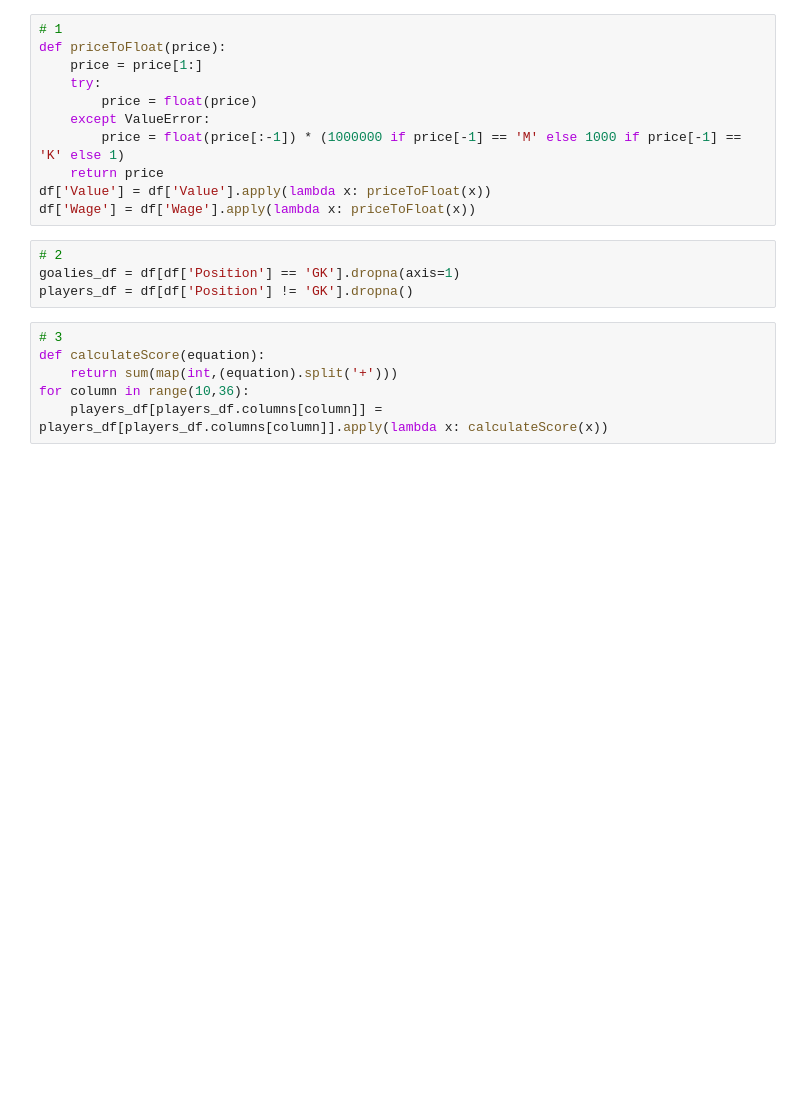
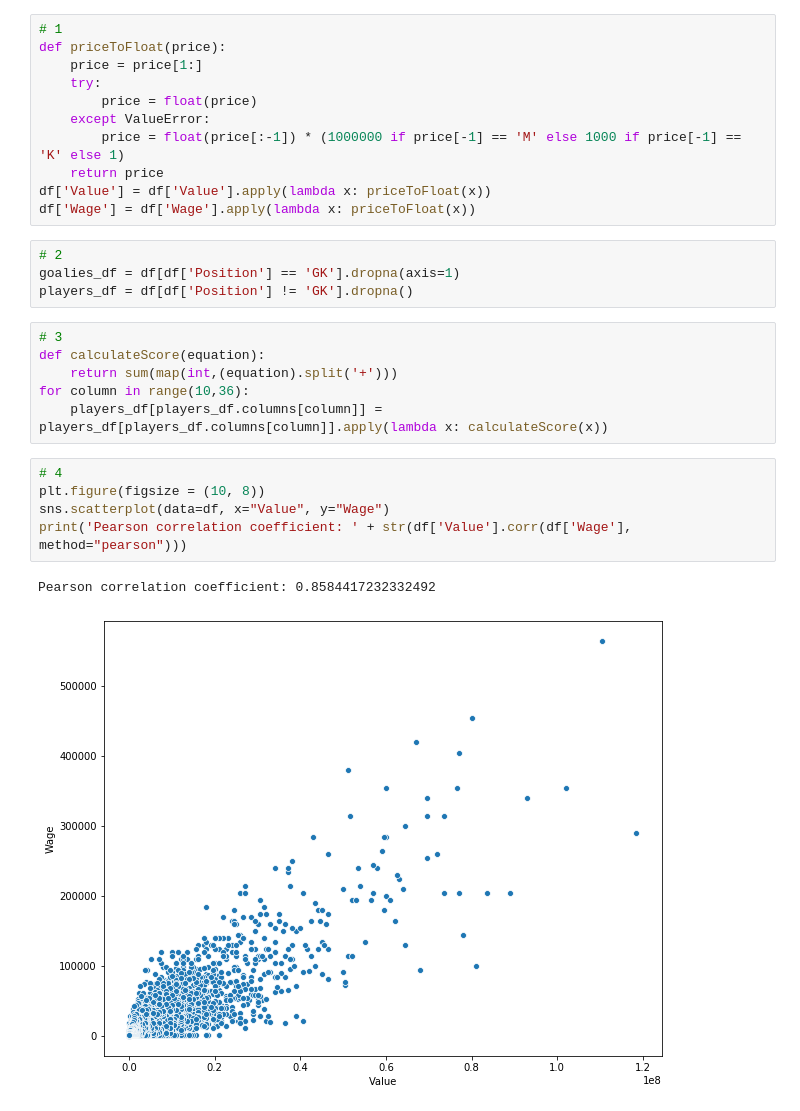
Before and after one commit to danielchen115/underrated-fifa19-players, a Jupyter notebook: fifa19-underrated-players.ipynb, the cells around one changed output. Saved outputs shown, nothing was run; the diff lists cells and outputs as text; blank space fills up the shorter version.

Commit message:
Complete data sanitization

```diff
--- a/fifa19-underrated-players.ipynb
+++ b/fifa19-underrated-players.ipynb
@@ -59,3 +59,11 @@ def calculateScore(equation):
     return sum(map(int,(equation).split('+')))
 for column in range(10,36):
     players_df[players_df.columns[column]] = players_df[players_df.columns[column]].apply(lambda x: calculateScore(x))
+# %%
+# 4
+plt.figure(figsize = (10, 8))
+sns.scatterplot(data=df, x="Value", y="Wage")
+print('Pearson correlation coefficient: ' + str(df['Value'].corr(df['Wage'], method="pearson")))
+# %% [output]
+Pearson correlation coefficient: 0.8584417232332492
+[figure, added]
```
Also changed, not shown: parts of 2 cells of this notebook.
